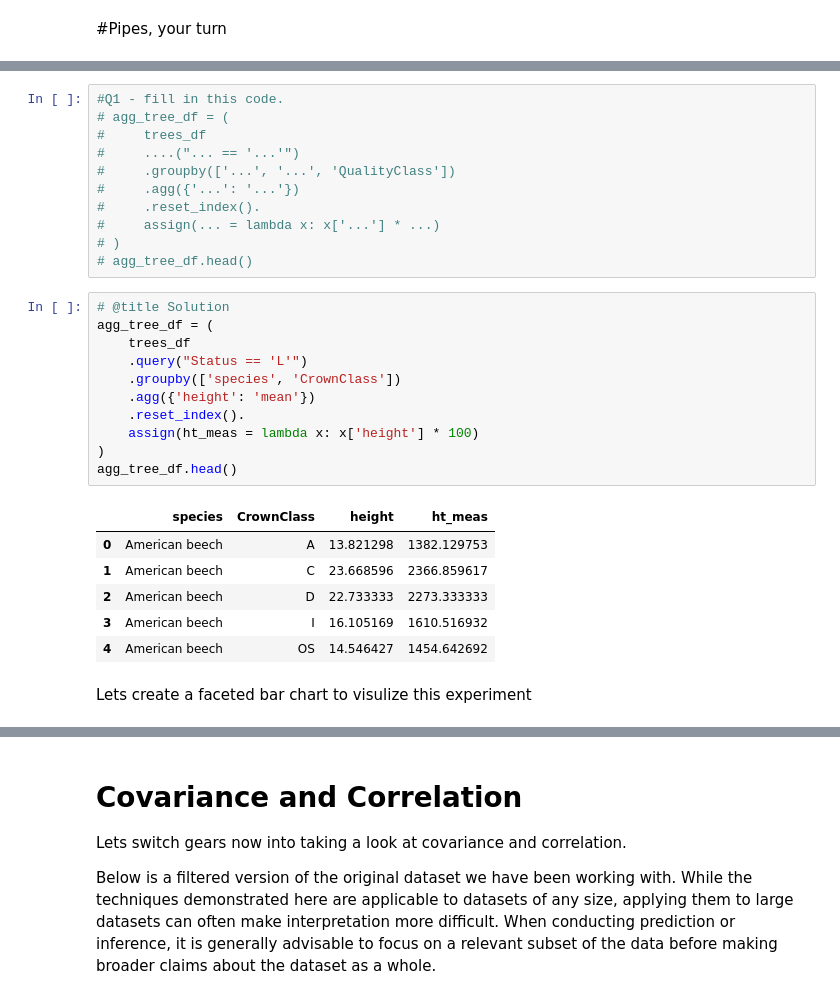
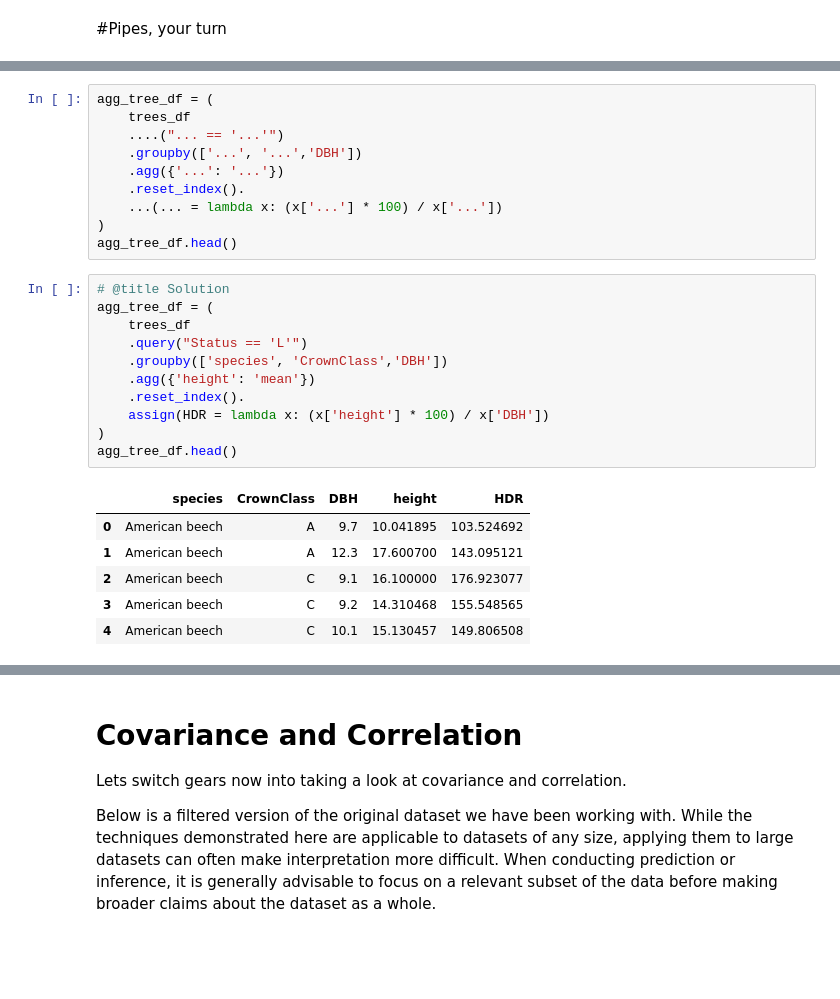
Before and after one commit to subornaa/Data-Analytics-Tutorials, a Jupyter notebook: Descriptive_Analytics_Tutorials.ipynb, the cells around one changed output, grey strips where cells are left out. Drawn from its saved outputs; the diff is of its cells as text; blank space fills up the shorter version.

```diff
--- a/Descriptive_Analytics_Tutorials.ipynb
+++ b/Descriptive_Analytics_Tutorials.ipynb
@@ -354,31 +335,28 @@ Lets try to answer this question:
 # %%
-#Q1 - fill in this code.
-# agg_tree_df = (
-#     trees_df
-#     ....("... == '...'")
-#     .groupby(['...', '...', 'QualityClass'])
-#     .agg({'...': '...'})
-#     .reset_index().
-#     assign(... = lambda x: x['...'] * ...)
-# )
-# agg_tree_df.head()
+agg_tree_df = (
+    trees_df
+    ....("... == '...'")
+    .groupby(['...', '...','DBH'])
+    .agg({'...': '...'})
+    .reset_index().
+    ...(... = lambda x: (x['...'] * 100) / x['...'])
+)
+agg_tree_df.head()
 # %%
 # @title Solution
 agg_tree_df = (
     trees_df
     .query("Status == 'L'")
-    .groupby(['species', 'CrownClass'])
+    .groupby(['species', 'CrownClass','DBH'])
     .agg({'height': 'mean'})
     .reset_index().
-    assign(ht_meas = lambda x: x['height'] * 100)
+    assign(HDR = lambda x: (x['height'] * 100) / x['DBH'])
 )
 agg_tree_df.head()
 # %% [output]
-|  | species | CrownClass | height | ht_meas |
-| 0 | American beech | A | 13.821298 | 1382.129753 |
-| 1 | American beech | C | 23.668596 | 2366.859617 |
-| 2 | American beech | D | 22.733333 | 2273.333333 |
-| 3 | American beech | I | 16.105169 | 1610.516932 |
-| 4 | American beech | OS | 14.546427 | 1454.642692 |
+|  | species | CrownClass | DBH | height | HDR |
+| 0 | American beech | A | 9.7 | 10.041895 | 103.524692 |
+| 1 | American beech | A | 12.3 | 17.600700 | 143.095121 |
+| 2 | American beech | C | 9.1 | 16.100000 | 176.923077 |
+| 3 | American beech | C | 9.2 | 14.310468 | 155.548565 |
+| 4 | American beech | C | 10.1 | 15.130457 | 149.806508 |
-# %% [markdown]
-Lets create a faceted bar chart to visulize this experiment
```
Also changed, not shown: parts of 52 cells of this notebook.
